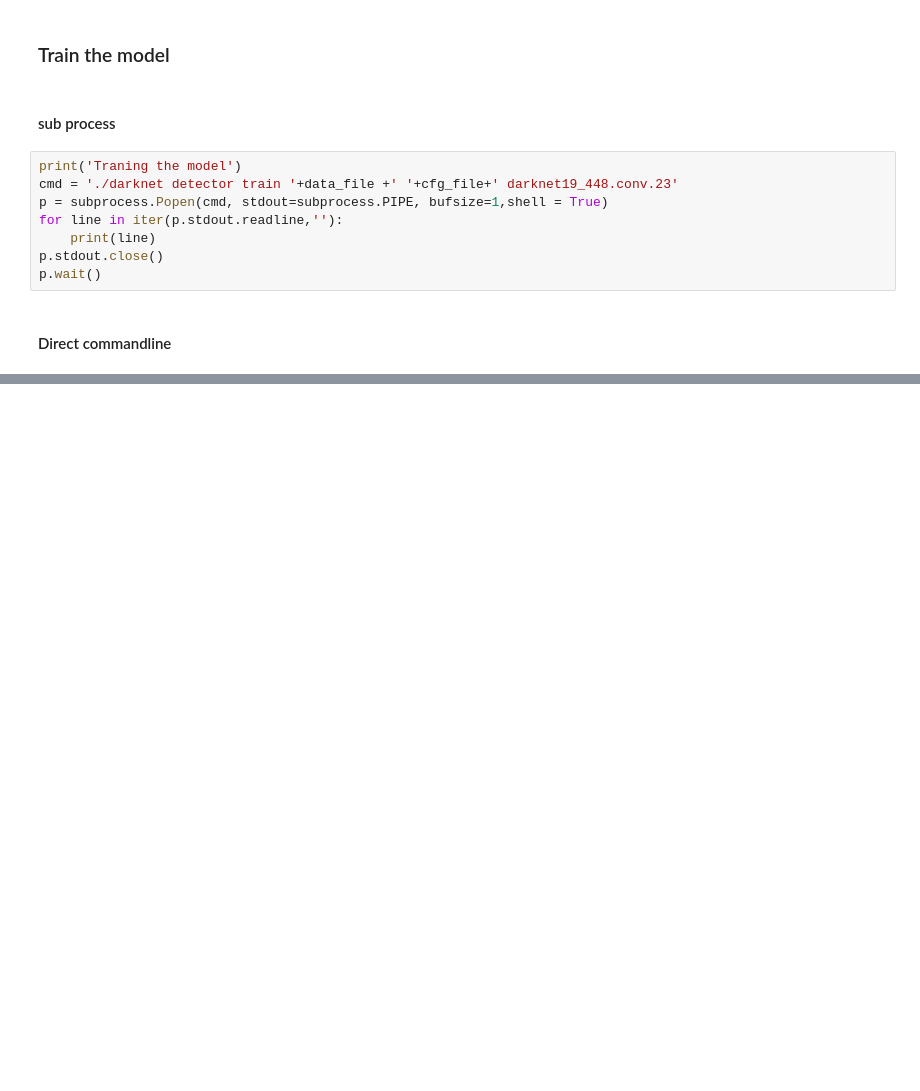
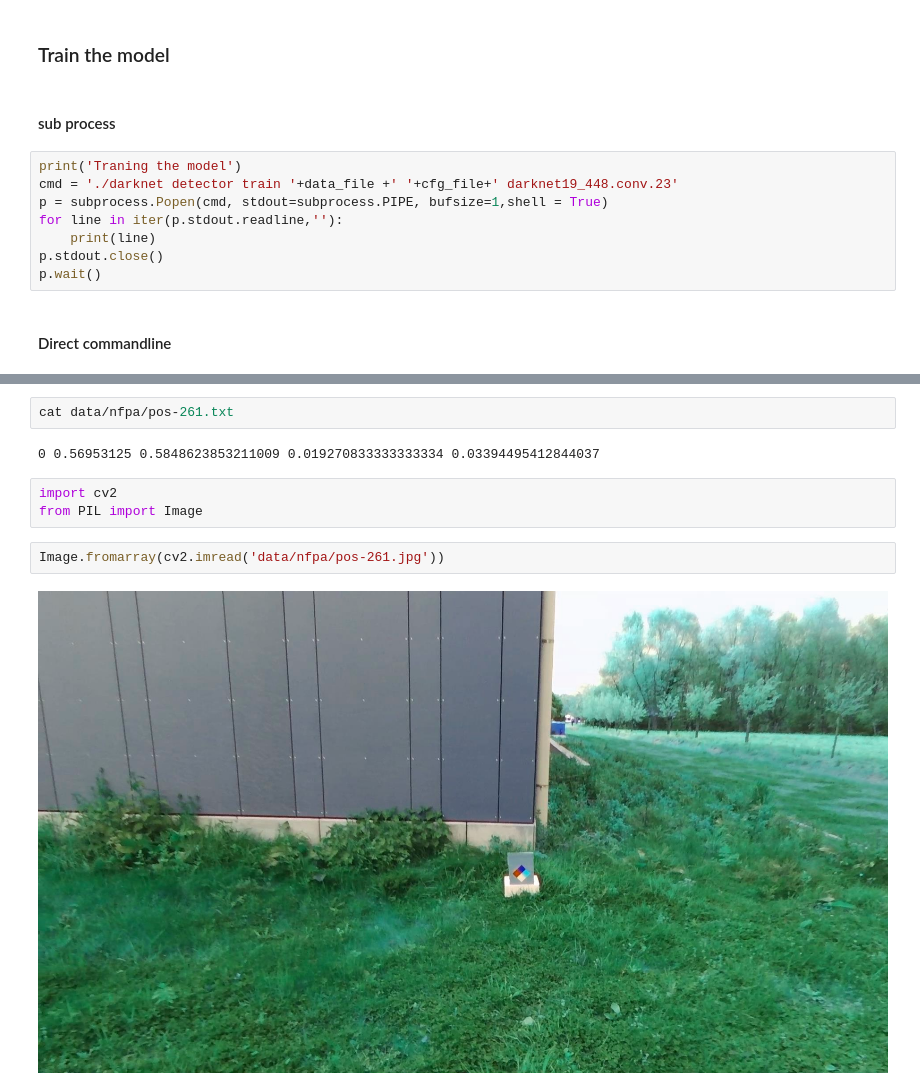
Before and after one commit to manuhg/yolo_retrain, a Jupyter notebook: retrain_example.ipynb, the cells around one changed output, grey strips where cells are left out. Cells and saved outputs as stored; diff of their text form; blank space fills up the shorter version.

```diff
--- a/retrain_example.ipynb
+++ b/retrain_example.ipynb
@@ -242,0 +223,11 @@ Unpacking objects: 100% (67/67), done.
+# %%
+cat data/nfpa/pos-261.txt
+# %% [output]
+0 0.56953125 0.5848623853211009 0.019270833333333334 0.03394495412844037
+# %%
+import cv2
+from PIL import Image
+# %%
+Image.fromarray(cv2.imread('data/nfpa/pos-261.jpg'))
+# %% [output]
+[figure, added]
```
Also changed, not shown: parts of 17 cells of this notebook, 2 other files.
